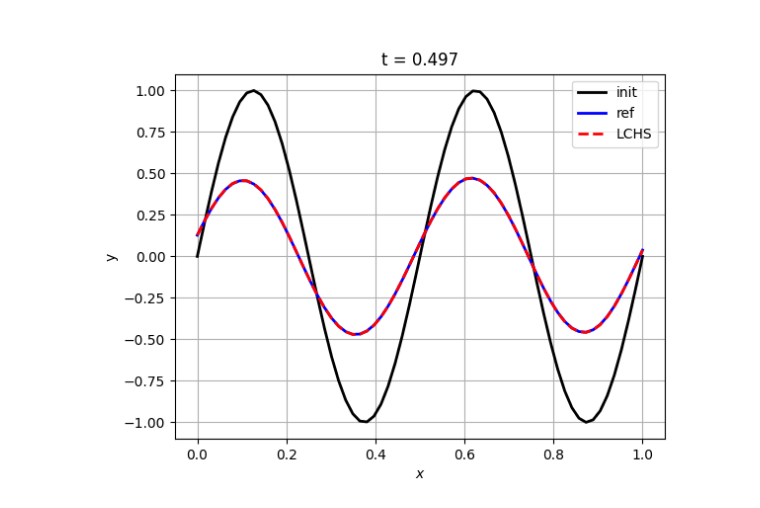
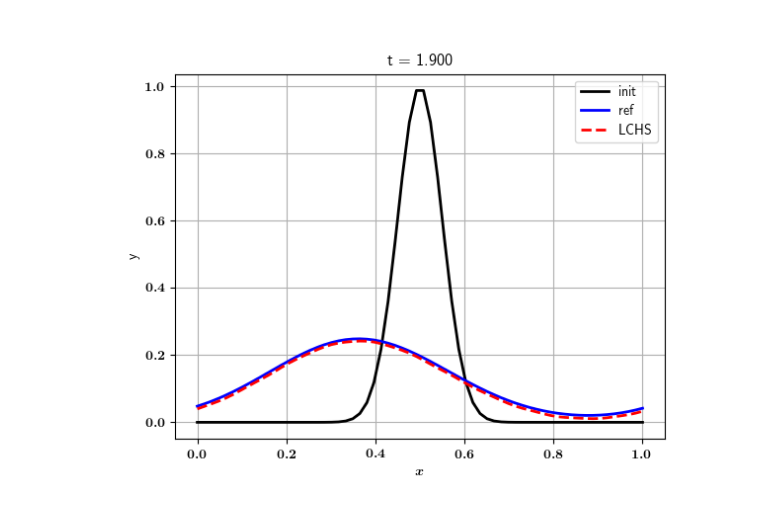
Before and after one commit to QuCF/scripts-py, a Jupyter notebook: jupyter-notebooks/NL/DC-equ.ipynb, the cells around one changed output. Saved outputs shown, nothing was run; the diff lists cells and outputs as text; code cells hidden in the pictures.

```diff
--- a/jupyter-notebooks/NL/DC-equ.ipynb
+++ b/jupyter-notebooks/NL/DC-equ.ipynb
@@ -81,7 +109,7 @@ mix.reload_module(mix)
 mix.reload_module(LCHS)
 
 flag_RG = True
-flag_init_sin = True
+flag_init_sin = False
 
 nx, nt = 6, 12
 xmax, tmax = 1.0, 2.0
@@ -97,7 +125,7 @@ dt = np.diff(t)[0]
 dx = np.diff(x)[0]
 
 print("v\t {:0.1f}".format(v))
-print("D\t {:0.1f}".format(D))
+print("D\t {:0.1e}".format(D))
 print("Nx\t {:d}".format(Nx))
 print("Nt\t {:d}".format(Nt))
 
@@ -115,10 +143,12 @@ y = np.zeros((Nt, Nx))
 Lw = 0.5*xmax
 kw = 2.*np.pi / Lw
 
+width_init = None
 if flag_init_sin:
     y[0,:] = np.sin(kw * x)
 else:
-    y[0,:] = np.exp( - (x - xmax/2.)**2/(2. * 0.05**2))
+    width_init = 0.05
+    y[0,:] = np.exp( - (x - xmax/2.)**2/(2. * width_init**2))
 
 fig = plt.figure()
 ax = fig.add_subplot(111)
@@ -161,6 +191,8 @@ Ah_, Aa_ = mix.get_herm_aherm_parts(A_)
 _, norm_Ah_, _ = mix.compute_normalized_matrix(Ah_, "Ah", True)
 _, norm_Aa_, _ = mix.compute_normalized_matrix(Aa_, "Aa", True)
 
+print("Aa.Ah - Ah.Aa: {:20.3e}".format(np.max(Ah_.dot(Aa_) - Aa_.dot(Ah_))))
+
 # --- initial state ---
 psi_init = y[0,:]
 # %% [output]
@@ -369,40 +413,62 @@ max. rel. error: 0.0132
 # %%
 # --------------------------------------------------
 # --- Compare reference and LCHS-py simulations  ---
 # --------------------------------------------------
+mix.reload_module(mix)
 
-# --- Plotting signals ---
-fig = plt.figure()
-ax = fig.add_subplot(111)
-ax.plot(x, y[0,:],       "black",  linewidth = 2, label = "init")
-ax.plot(x, y_interp,     "-b",  linewidth = 2, label = "ref")
-ax.plot(x, psi_LCHS_py_, "--r", linewidth = 2, label = "LCHS")
-plt.xlabel('$x$')
-plt.ylabel("y")
-plt.title("t = {:0.3f}".format(t_LCHS_))
-ax.legend()
-plt.grid(True)
-plt.show()
+def compare_CL_LCHS_PY(flag_save):
+    # --- Plotting signals ---
+    fig = plt.figure()
+    ax = fig.add_subplot(111)
+    ax.plot(x, y[0,:],       "black",  linewidth = 2, label = "init")
+    ax.plot(x, y_interp,     "-b",  linewidth = 2, label = "ref")
+    ax.plot(x, psi_LCHS_py_.real, "--r", linewidth = 2, label = "LCHS")
+    plt.xlabel('$x$')
+    plt.ylabel("y")
+    plt.title("t = {:0.3f}".format(t_LCHS_))
+    ax.legend()
+    plt.grid(True)
+    plt.show()
 
-# --- Plotting errors ---
-fig = plt.figure()
-ax = fig.add_subplot(111)
-ax.plot(x, y_interp - psi_LCHS_py_, "-b",  linewidth = 2)
-# ax.plot(x, np.abs(y_interp - psi_LCHS_py_)/np.abs(y_interp) / 10, "-r",  linewidth = 2)
-plt.xlabel('$x$')
-plt.ylabel("ref - LCHS")
-plt.title("t = {:0.3f}".format(t_LCHS_))
-plt.grid(True)
-plt.show()
+    # --- Plotting errors ---
+    abs_err = y_interp - psi_LCHS_py_.real
 
-# --- Plotting relative errors ---
-fig = plt.figure()
-ax = fig.add_subplot(111)
-ax.plot(x, np.abs(y_interp - psi_LCHS_py_)/np.abs(y_interp), "-b",  linewidth = 2)
-plt.xlabel('$x$')
-plt.ylabel("re. error")
-plt.title("t = {:0.3f}".format(t_LCHS_))
-plt.grid(True)
-plt.show()
+    fig = plt.figure()
+    ax = fig.add_subplot(111)
+    ax.plot(x, abs_err, "-b",  linewidth = 2)
+    plt.xlabel('$x$')
+    plt.ylabel("ref - LCHS")
+    plt.title("t = {:0.3f}".format(t_LCHS_))
+    plt.grid(True)
+    plt.show()
+
+    # --- Plotting relative errors ---
+    fig = plt.figure()
+    ax = fig.add_subplot(111)
+    ax.plot(x, np.abs(y_interp - psi_LCHS_py_)/np.abs(y_interp), "-b",  linewidth = 2)
+    plt.xlabel('$x$')
+    plt.ylabel("re. error")
+    plt.title("t = {:0.3f}".format(t_LCHS_))
+    plt.grid(True)
+    plt.show()
+
+    if flag_save:
+        mix.save_dat_plot_1d_file(path_save_ + "/CDE_init.dat", x, y[0,:])
+        mix.save_dat_plot_1d_file(
+            path_save_ + "/CDE_CL_{:s}.dat".format(str_save_t_),
+            x, y_interp
+        )
+        mix.save_dat_plot_1d_file(
+            path_save_ + "/CDE_PY_LCHS_{:s}_{:s}.dat".format(str_save_t_, str_save_pyLCHS_),
+            x, psi_LCHS_py_.real
+        )
+        mix.save_dat_plot_1d_file(
+            path_save_ + "/CDE_PY_LCHS_ERR_{:s}_{:s}.dat".format(str_save_t_, str_save_pyLCHS_),
+            x, np.log10(np.abs(abs_err))
+        )
+
+    return
+# -------------------------------------------------------------------
+compare_CL_LCHS_PY(flag_save = True)
 # %% [output]
-[figure, old version]
+[figure, new version]
```
Also changed, not shown: parts of 18 cells of this notebook, 59 other files.
